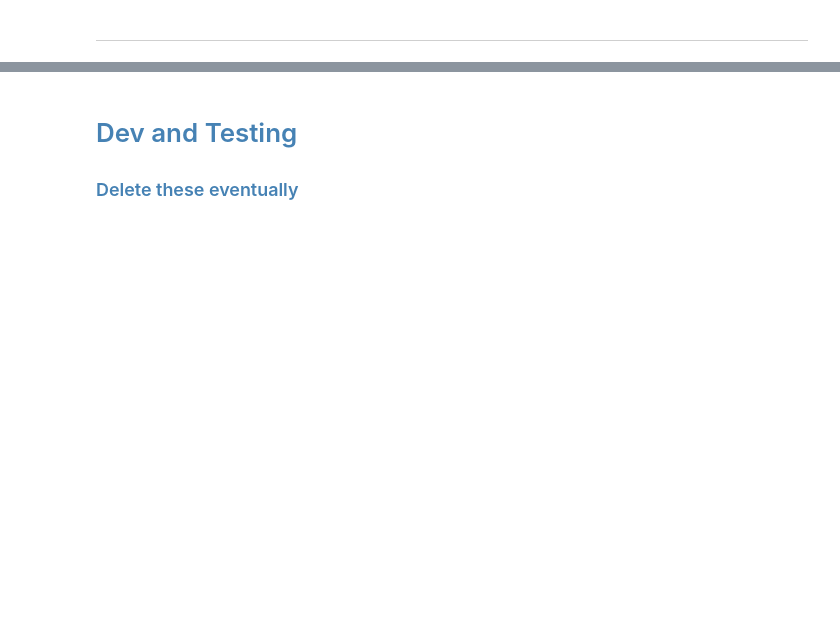
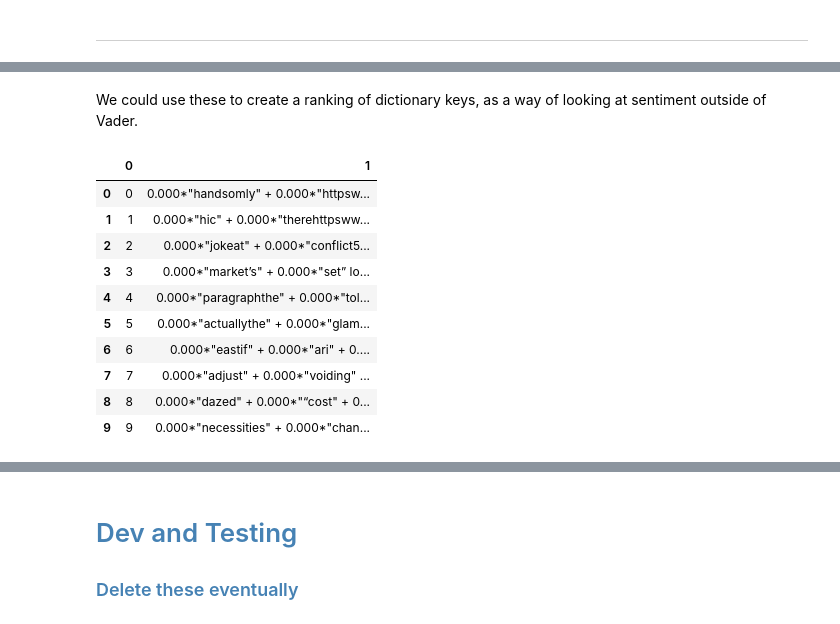
Before and after one commit to miaiseman/a-song-of-vice-and-higher, a Jupyter notebook: a_song_of_vice_and_higher.ipynb, the cells around one changed output, grey strips where cells are left out. Drawn from its saved outputs; the diff is of its cells as text; code cells hidden in the pictures; blank space fills up the shorter version.

```diff
--- a/a_song_of_vice_and_higher.ipynb
+++ b/a_song_of_vice_and_higher.ipynb
@@ -78,9 +75,9 @@ Sun Jun 16 19:34:31 2019
 # %%
 # Define path to secret
 
-# secret_path_aws = os.path.join(os.environ['HOME'], 'mia', '.secret',
+secret_path_aws = os.path.join(os.environ['HOME'], 'mia', '.secret',
+                           'aws_ps_flatiron.json')
+# secret_path_aws = os.path.join(os.environ['HOME'], '.secret',
 #                            'aws_ps_flatiron.json')
-secret_path_aws = os.path.join(os.environ['HOME'], '.secret',
-                           'aws_ps_flatiron.json')
 secret_path_aws
 # %% [output]
@@ -1417,0 +1450,25 @@ Sun Jun 16 19:35:31 2019
+# %% [markdown]
+We could use these to create a ranking of dictionary keys, as a way of looking at sentiment outside of Vader.
+# %%
+dictionary = gensim.corpora.Dictionary(text)
+corpus = [dictionary.doc2bow(t) for t in text]
+# %%
+ldamodel = gensim.models.ldamodel.LdaModel(id2word=dictionary,
+                                           num_topics=10)
+# %%
+topics = ldamodel.print_topics(num_words=15)
+# %%
+topics_df = pd.DataFrame(topics)
+topics_df
+# %% [output]
+|  | 0 | 1 |
+| 0 | 0 | 0.000*"handsomly" + 0.000*"httpsw... |
+| 1 | 1 | 0.000*"hic" + 0.000*"therehttpsww... |
+| 2 | 2 | 0.000*"jokeat" + 0.000*"conflict5... |
+| 3 | 3 | 0.000*"market’s" + 0.000*"set” lo... |
+| 4 | 4 | 0.000*"paragraphthe" + 0.000*"tol... |
+| 5 | 5 | 0.000*"actuallythe" + 0.000*"glam... |
+| 6 | 6 | 0.000*"eastif" + 0.000*"ari" + 0.... |
+| 7 | 7 | 0.000*"adjust" + 0.000*"voiding" ... |
+| 8 | 8 | 0.000*"dazed" + 0.000*"“cost" + 0... |
+| 9 | 9 | 0.000*"necessities" + 0.000*"chan... |
```
Also changed, not shown: parts of 17 cells of this notebook.
